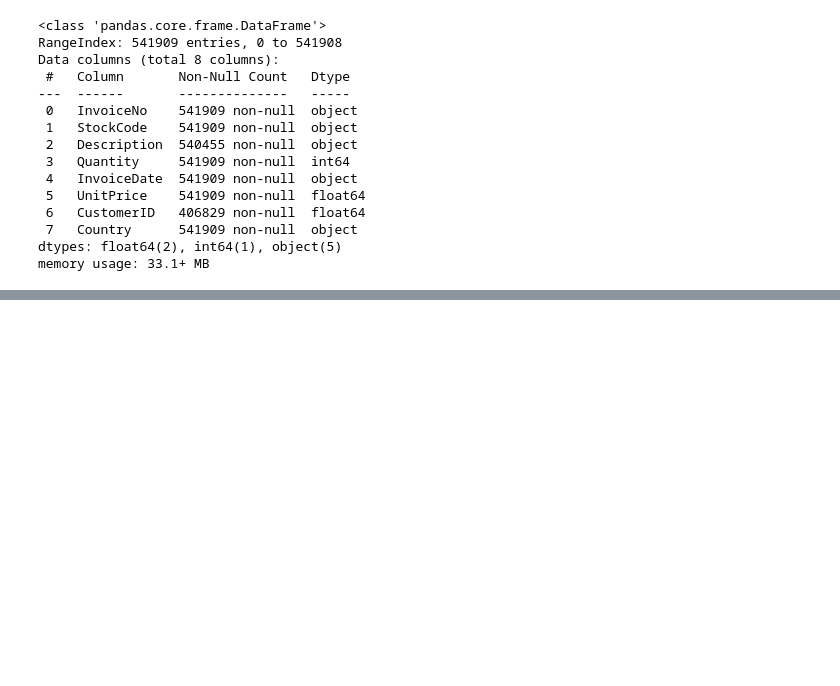
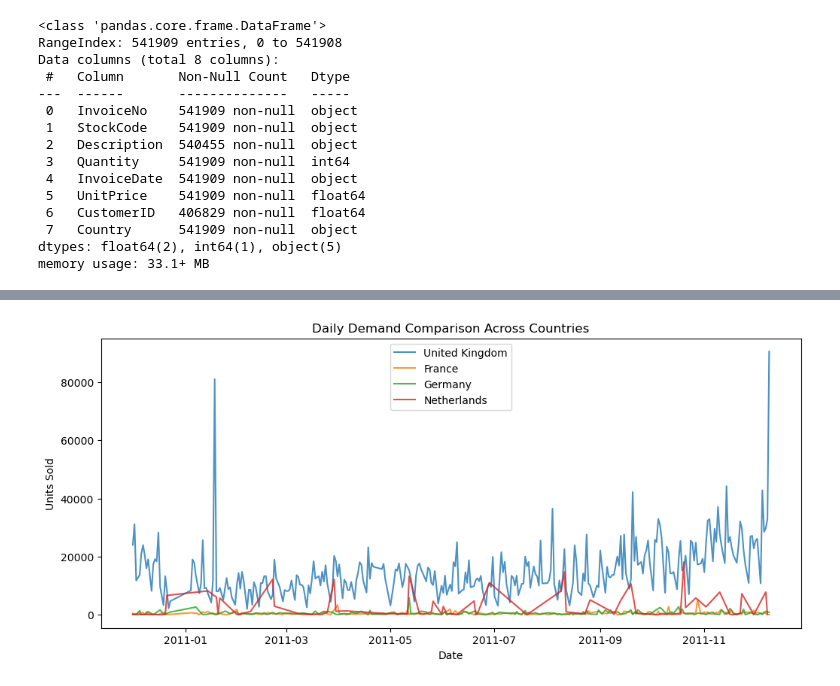
Before and after one commit to tanonue/AI-Driven-Inventory-Optimization-System-Using-Retail-and-Global-Logistics-Data, a Jupyter notebook: notebooks/01_data_exploration.ipynb, the cells around one changed output, grey strips where cells are left out. Saved outputs shown, nothing was run; the diff lists cells and outputs as text; code cells hidden in the pictures; blank space fills up the shorter version.

```diff
--- a/notebooks/01_data_exploration.ipynb
+++ b/notebooks/01_data_exploration.ipynb
@@ -36,0 +62,5 @@ memory usage: 33.1+ MB
+# %%
+df["InvoiceDate"] = pd.to_datetime(
+    df["InvoiceDate"],
+    errors="coerce"
+)
@@ -36,0 +93,6 @@ memory usage: 33.1+ MB
+# %%
+daily_demand["Date"] = pd.to_datetime(daily_demand["Date"])
+
+daily_demand["year"] = daily_demand["Date"].dt.year
+daily_demand["month"] = daily_demand["Date"].dt.month
+daily_demand["day_of_week"] = daily_demand["Date"].dt.dayofweek
@@ -36,0 +152,13 @@ memory usage: 33.1+ MB
+# %%
+selected_countries = [
+    "United Kingdom",
+    "France",
+    "Germany",
+    "Netherlands"
+]
+
+multi_country = daily_demand[
+    daily_demand["Country"].isin(selected_countries)
+].sort_values("Date")
+
+multi_country.head()
@@ -36,0 +172,22 @@ memory usage: 33.1+ MB
+# %%
+plt.figure(figsize=(12, 5))
+
+for country in selected_countries:
+    country_df = multi_country[
+        multi_country["Country"] == country
+    ]
+
+    plt.plot(
+        country_df["Date"],
+        country_df["Demand"],
+        label=country,
+        alpha=0.8
+    )
+
+plt.title("Daily Demand Comparison Across Countries")
+plt.xlabel("Date")
+plt.ylabel("Units Sold")
+plt.legend()
+plt.show()
+# %% [output]
+[figure, added]
```
Also changed, not shown: parts of 9 cells of this notebook.
